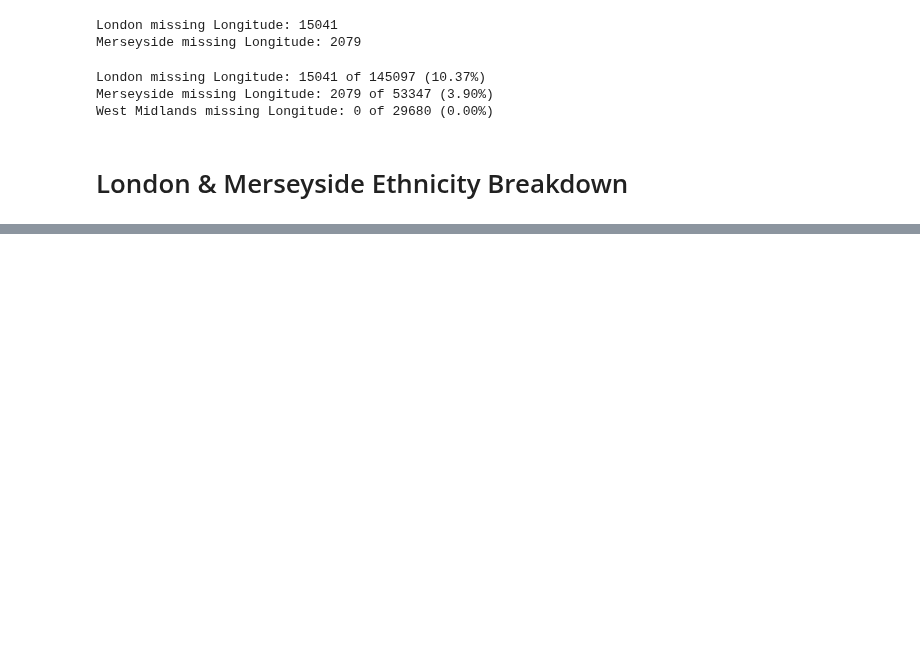
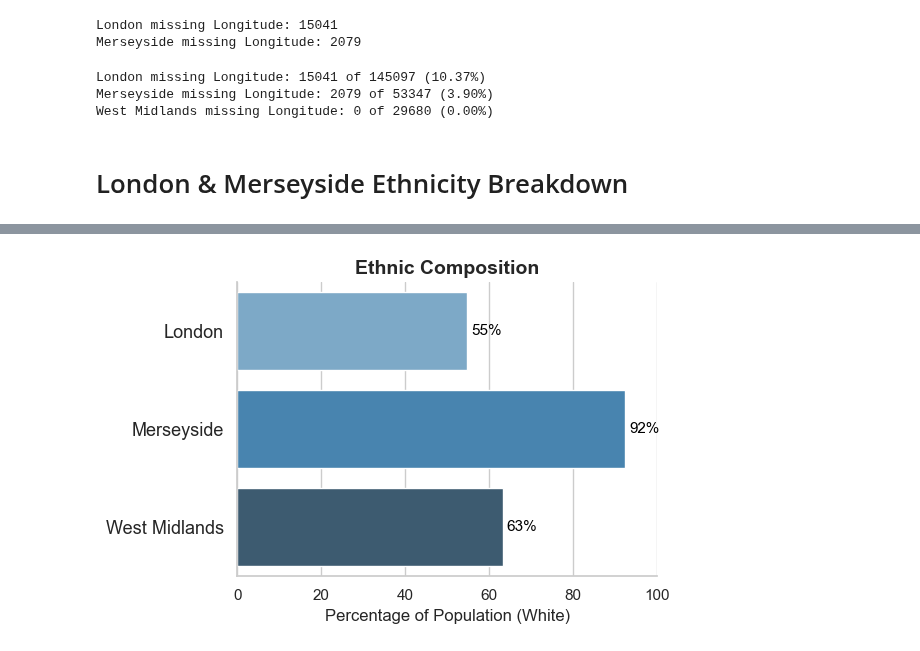
Before and after one commit to KofiBartonByfield/Dissertation, a Jupyter notebook: Code/Data Collection/pre_analysis.ipynb, the cells around one changed output, grey strips where cells are left out. Cells and saved outputs as stored; diff of their text form; code cells hidden in the pictures; blank space fills up the shorter version.

```diff
--- a/Code/Data Collection/pre_analysis.ipynb
+++ b/Code/Data Collection/pre_analysis.ipynb
@@ -294,0 +415,19 @@ West Midlands missing Longitude: 0 of 29680 (0.00%)
+# %%
+# Lists of boroughs
+m_boroughs = ['Liverpool', 'Wirral', 'Sefton', 'Knowsley', 'St. Helens']
+wm_boroughs = ['Birmingham', 'Coventry', 'Dudley', 'Sandwell', 'Solihull', 'Walsall', 'Wolverhampton']
+
+# Apply mapping
+def assign_county(borough):
+    if borough in m_boroughs:
+        return 'Merseyside'
+    elif borough in wm_boroughs:
+        return 'West Midlands'
+    else:
+        return 'London'  # Default if not explicitly in other two
+
+# Assign to new column
+ethnicity_data['County'] = ethnicity_data['Borough'].apply(assign_county)
+
+# Display updated DataFrame (if in notebook)
+display(ethnicity_data)
@@ -294,0 +448,41 @@ West Midlands missing Longitude: 0 of 29680 (0.00%)
+# %%
+import matplotlib.pyplot as plt
+import seaborn as sns
+
+# Group by County and calculate mean percentage of White ethnic group
+composition_df = ethnicity_data.groupby('County')['Ethnic group: White'].mean().reset_index()
+
+# Plot
+plt.figure(figsize=(6,4))
+ax = sns.barplot(
+    data=composition_df,
+    x='Ethnic group: White',
+    y='County',
+    hue='County',
+    palette='Blues_d',
+    legend=False
+)
+
+# Labels and title
+plt.xlabel("Percentage of Population (White)", fontsize=12)
+plt.ylabel("")
+plt.title("Ethnic Composition", fontsize=14, weight='bold')
+
+# Add percentage labels
+for i, v in enumerate(composition_df['Ethnic group: White']):
+    ax.text(v + 1, i, f"{v:.0f}%", va='center', fontsize=11, color='black')
+
+plt.xlim(0, 100)
+ax.tick_params(axis='y', labelsize=13)
+
+# Keep left and bottom spines, remove top and right
+sns.despine(top=True, right=True)
+
+plt.tight_layout()
+sns.set_theme(style="whitegrid")
+
+plt.savefig('../../Figures/Graphs/white_ethnic_group_by_county.png', format='png', bbox_inches='tight')
+
+plt.show()
+# %% [output]
+[figure, added]
```
Also changed, not shown: parts of 10 cells of this notebook, 4 other files.
